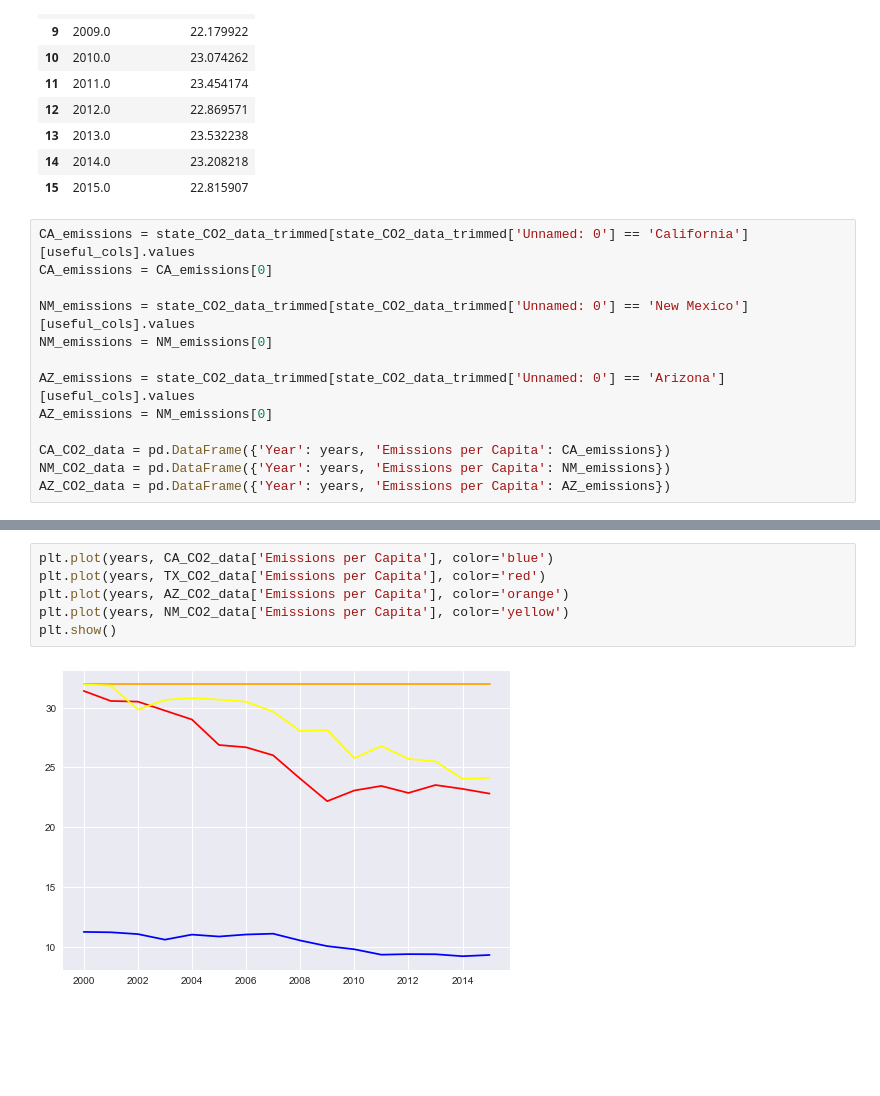
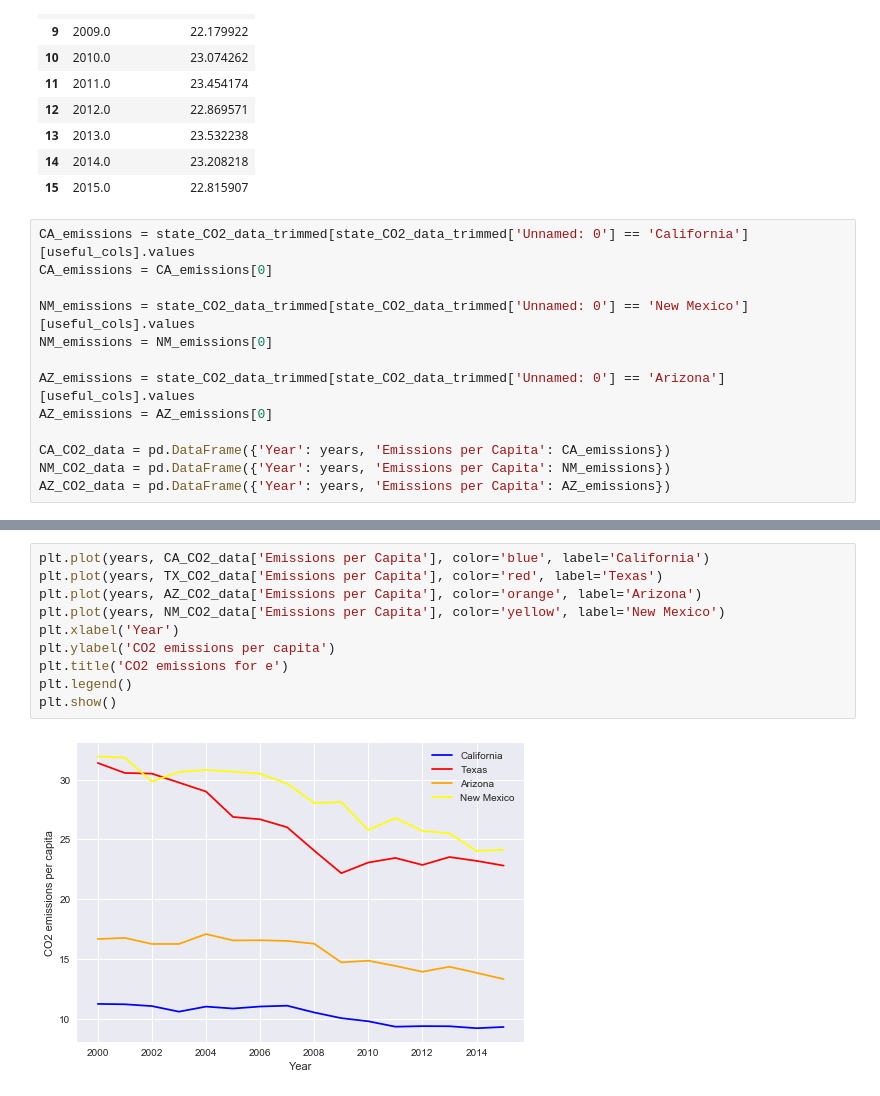
Before and after one commit to charmoniumQ/MCM-2018, a Jupyter notebook: MCM-Data-Analysis.ipynb, the cells around one changed output, grey strips where cells are left out. Saved outputs shown, nothing was run; the diff lists cells and outputs as text; blank space fills up the shorter version.

Commit message:
Labeled plot

```diff
--- a/MCM-Data-Analysis.ipynb
+++ b/MCM-Data-Analysis.ipynb
@@ -242,7 +242,7 @@ NM_emissions = state_CO2_data_trimmed[state_CO2_data_trimmed['Unnamed: 0'] == 'N
 NM_emissions = NM_emissions[0]
 
 AZ_emissions = state_CO2_data_trimmed[state_CO2_data_trimmed['Unnamed: 0'] == 'Arizona'][useful_cols].values
-AZ_emissions = NM_emissions[0]
+AZ_emissions = AZ_emissions[0]
 
 CA_CO2_data = pd.DataFrame({'Year': years, 'Emissions per Capita': CA_emissions})
 NM_CO2_data = pd.DataFrame({'Year': years, 'Emissions per Capita': NM_emissions})
@@ -270,8 +270,12 @@ AZ_CO2_data
 # %%
-plt.plot(years, CA_CO2_data['Emissions per Capita'], color='blue')
-plt.plot(years, TX_CO2_data['Emissions per Capita'], color='red')
-plt.plot(years, AZ_CO2_data['Emissions per Capita'], color='orange')
-plt.plot(years, NM_CO2_data['Emissions per Capita'], color='yellow')
+plt.plot(years, CA_CO2_data['Emissions per Capita'], color='blue', label='California')
+plt.plot(years, TX_CO2_data['Emissions per Capita'], color='red', label='Texas')
+plt.plot(years, AZ_CO2_data['Emissions per Capita'], color='orange', label='Arizona')
+plt.plot(years, NM_CO2_data['Emissions per Capita'], color='yellow', label='New Mexico')
+plt.xlabel('Year')
+plt.ylabel('CO2 emissions per capita')
+plt.title('CO2 emissions for e')
+plt.legend()
 plt.show()
 # %% [output]
-[figure, old version]
+[figure, new version]
```
Also changed, not shown: parts of 1 cell of this notebook.
